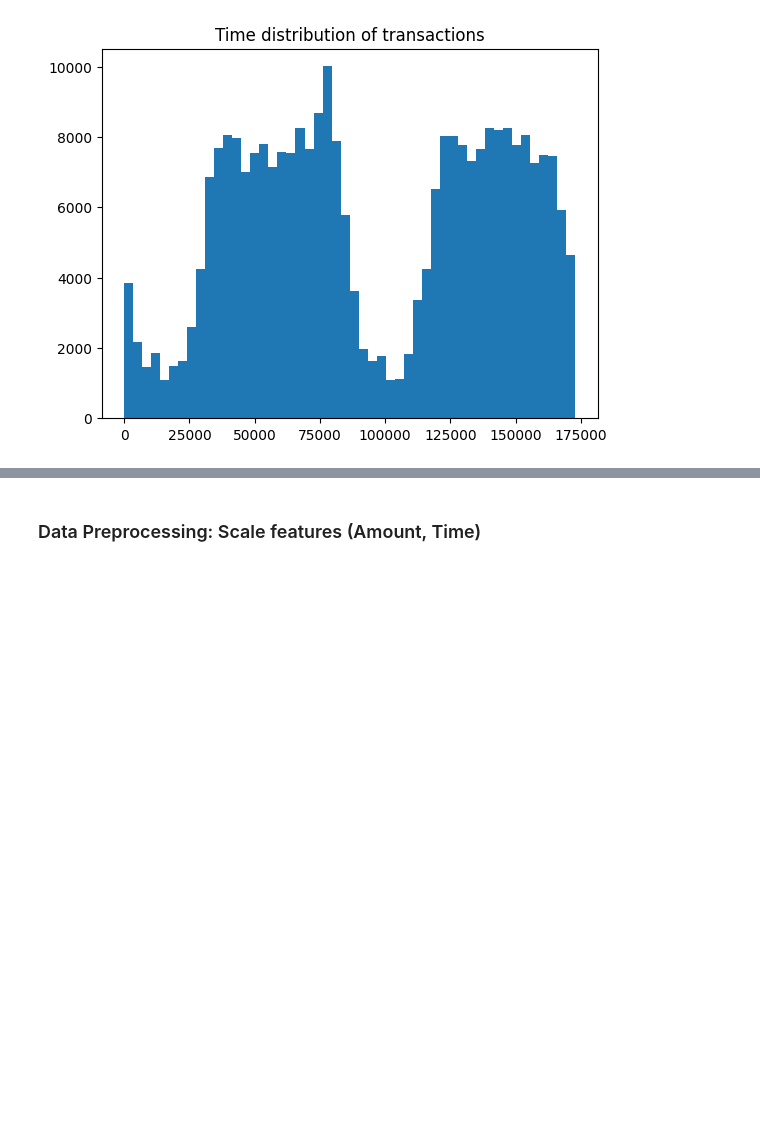
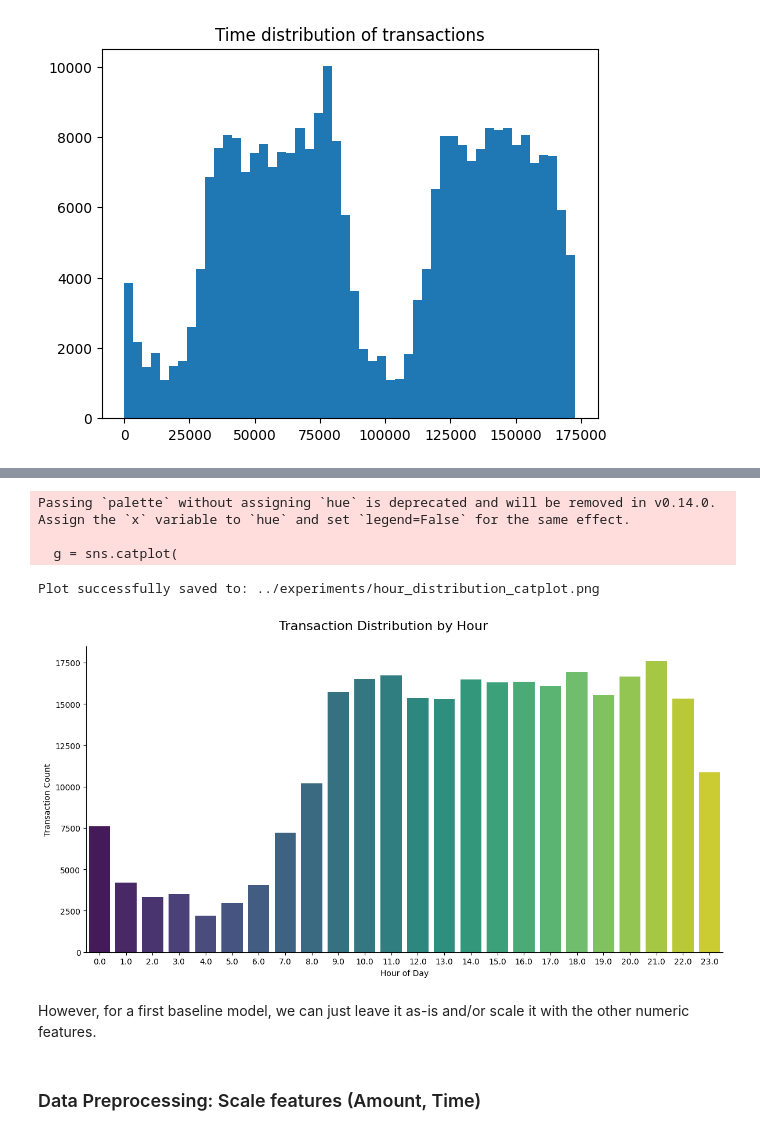
Before and after one commit to ecomunick/credit-fraud-llm, a Jupyter notebook: notebooks/01_data_preparation.ipynb, the cells around one changed output, grey strips where cells are left out. Cells and saved outputs as stored; diff of their text form; code cells hidden in the pictures; blank space fills up the shorter version.

```diff
--- a/notebooks/01_data_preparation.ipynb
+++ b/notebooks/01_data_preparation.ipynb
@@ -248,3 +300,32 @@ However, for a first baseline model, we can just leave it as-is and/or scale it
+# %%
+# Hour Distribution (0-23) using catplot for a high-quality visualization
+g = sns.catplot(
+    data=df,
+    x='Hour',
+    kind='count',
+    palette='viridis',
+    height=6,
+    aspect=2
+)
+
+# Set the title and labels
+g.set_axis_labels("Hour of Day", "Transaction Count")
+g.fig.suptitle('Transaction Distribution by Hour', fontsize=16, y=1.05)
+
+# Save the plot to the experiments folder
+save_path = '../experiments/hour_distribution_catplot.png'
+g.savefig(save_path, bbox_inches='tight')
+
+print(f"Plot successfully saved to: {save_path}")
+plt.show()
+# %% [output]
+Passing `palette` without assigning `hue` is deprecated and will be removed in v0.14.0. Assign the `x` variable to `hue` and set `legend=False` for the same effect.
+
+  g = sns.catplot(
+Plot successfully saved to: ../experiments/hour_distribution_catplot.png
+[figure, added]
+# %% [markdown]
+However, for a first baseline model, we can just leave it as-is and/or scale it with the other numeric features.
 # %% [markdown]
 ### Data Preprocessing: Scale features (Amount, Time)
 # %%
```
Also changed, not shown: parts of 6 cells of this notebook, 22 other files.
